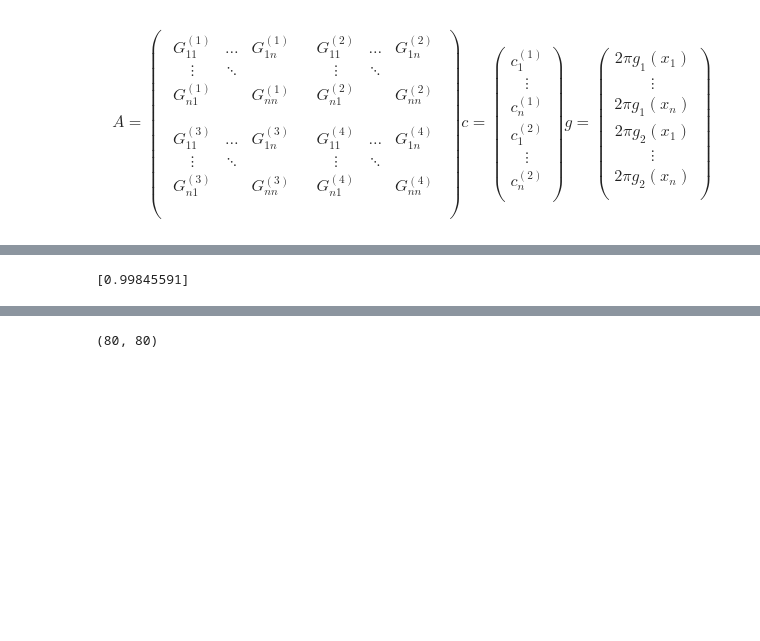
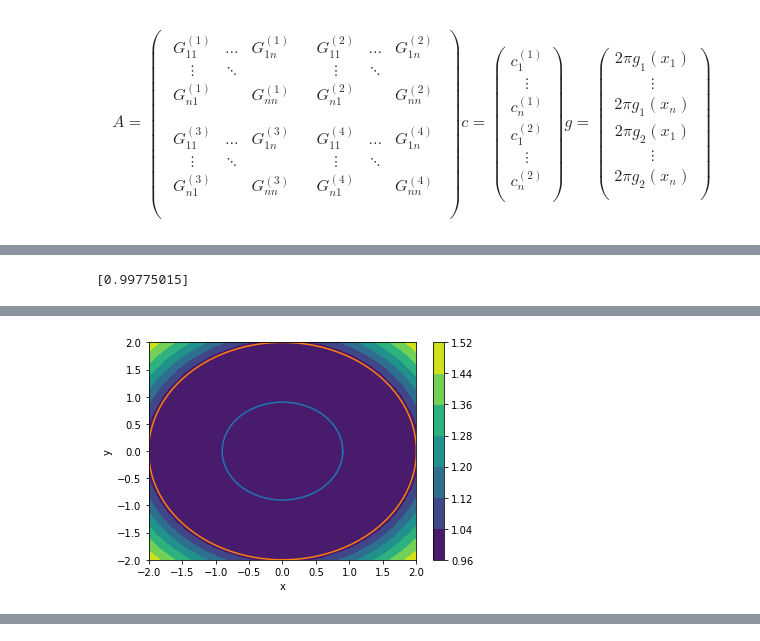
Before and after one commit to BohdanBuhrii/Linear-Integral-Equations, a Jupyter notebook: Program/Quadrature.ipynb, the cells around one changed output, grey strips where cells are left out. Saved outputs shown, nothing was run; the diff lists cells and outputs as text; code cells hidden in the pictures; blank space fills up the shorter version.

```diff
--- a/Program/Quadrature.ipynb
+++ b/Program/Quadrature.ipynb
@@ -171,26 +117,6 @@ def K22(t, tau):
 #     return np.dot(grad, v)
 
 # u = lambda x, y : x**2 - y**2
-# %%
-a, b = 0, 2*np.pi
-
-
-r1 = 3
-r2 = 4
-M = 50
-eps = 1e-10
-
-
-x1 = lambda t: (r1*np.cos(t), r1*np.sin(t))
-x2 = lambda t: (r2*np.cos(t), r2*np.sin(t))
-dx1 = lambda t: (-r1*np.sin(t), r1*np.cos(t))
-dx2 = lambda t: (-r2*np.sin(t), r2*np.cos(t))
-ddx2 = lambda t: (-r2*np.cos(t), -r2*np.sin(t))
-
-g1 = lambda t: 1
-g2 = lambda t: 0
-
-u = lambda x, y : 1
 # %%
 def R_j( M, t, tj ):
     sum = 0;
@@ -363,9 +202,6 @@ c = LA.solve(A, 2*np.pi*g)
 # %%
-print(u_approx([3, 0]))
-# 5 - 0.9942774
-# 10 - 0.99904323
-# 15 - 0.99943151
+print(u_approx([0, 0]))
 
 #0.99845591
 # %% [output]
-[0.99845591]
+[0.99775015]
@@ -402,38 +208,30 @@ print(u_approx([3, 0]))
 # %%
-xxx = np.linspace(0, 2*np.pi, 100)
-yyy = np.linspace(0, 2*np.pi, 100)
+n_ = 50
 
-xxxx=np.linspace(-r2, r2, 100)
-zzzz=np.linspace(0, r2, 100)
-Xc, Zc=np.meshgrid(xxxx, zzzz)
-Yc = np.sqrt(1-Xc**2)
+x = np.linspace(-r2, r2, n_)
+y = np.linspace(-r2, r2, n_)
 
-a_ = -r2
-b_ = r2
-n_ = 20
-
-x = np.linspace(a_, b_, n_)
-y = np.linspace(a_, b_, n_)
 xx_, yy_ = np.meshgrid(x, y)
-
-u_approx([0, 0])
-
 zz_ = np.zeros([n_, n_])
 
 for i, x_ in enumerate(x):
     for j, y_ in enumerate(y):
         zz_[i][j] = u_approx([x[i], y[j]])
 
+# Draw contour
 fig_contour,ax=plt.subplots(1,1)
+cp = ax.contourf(xx_, yy_, zz_)
+fig_contour.colorbar(cp) # Add a colorbar to a plot
+
+# Draw curves
+xxx = np.linspace(0, 2*np.pi, 100)
+yyy = np.linspace(0, 2*np.pi, 100)
 
 ax.plot(x1(xxx)[0], x1(xxx)[1])
 ax.plot(x2(xxx)[0], x2(xxx)[1])
 
+ax.set_xlabel('x')
+ax.set_ylabel('y')
 
-cp = ax.contourf(xx_, yy_, zz_)
-fig_contour.colorbar(cp) # Add a colorbar to a plot
-ax.set_title('Filled Contours Plot')
-#ax.set_xlabel('x (cm)')
-ax.set_ylabel('y (cm)')
 plt.show()
 # %% [output]
@@ -442,2 +238,3 @@ plt.show()
+[figure, added]
 # %%
 %matplotlib notebook
@@ -465,7 +252,3 @@ plt.show()
 # %% [output]
 [interactive output not drawn]
 [interactive output not drawn]
-# %%
-A.shape
-# %% [output]
-(80, 80)
```
Also changed, not shown: parts of 33 cells of this notebook, 2 other files.
